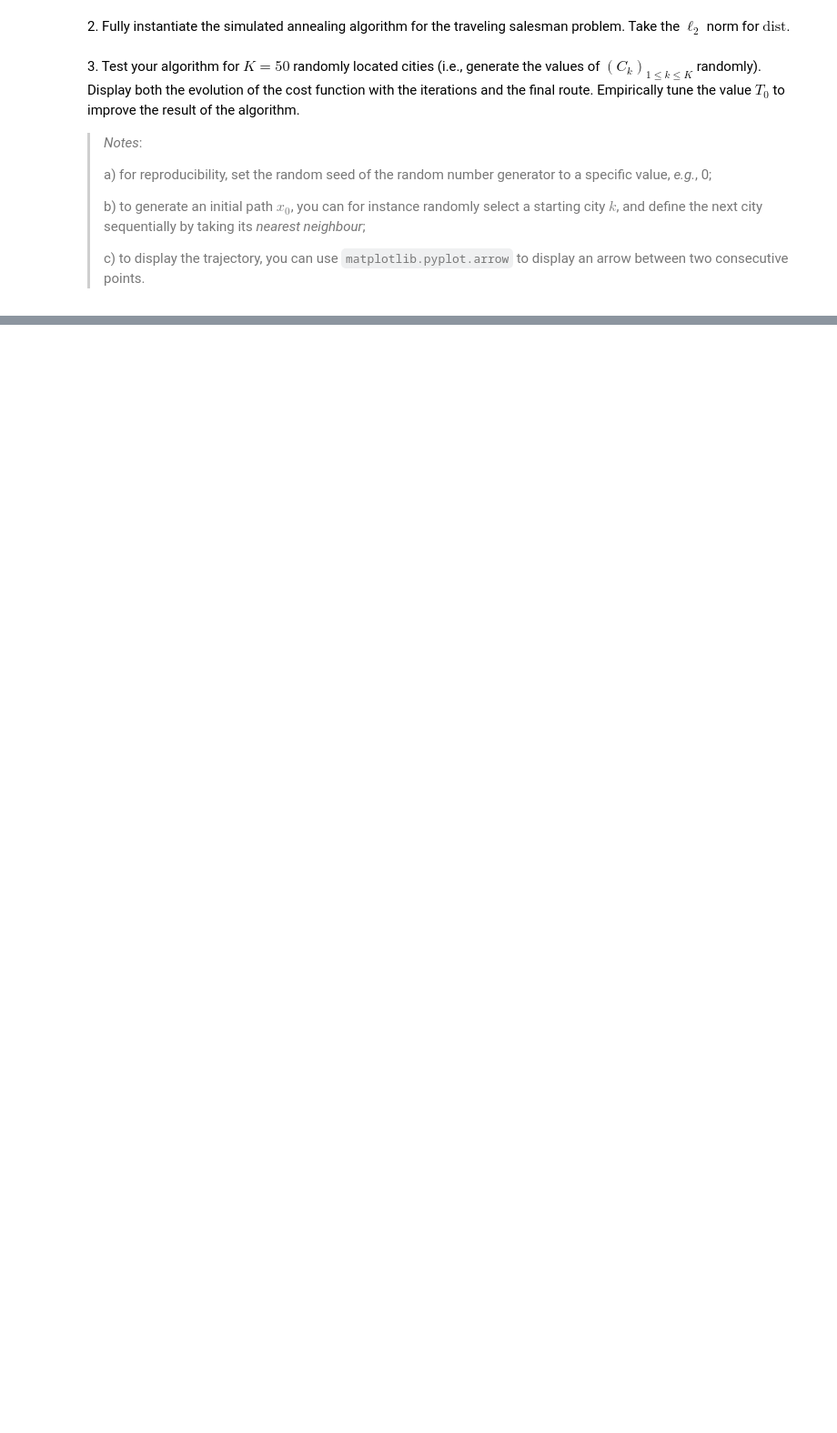
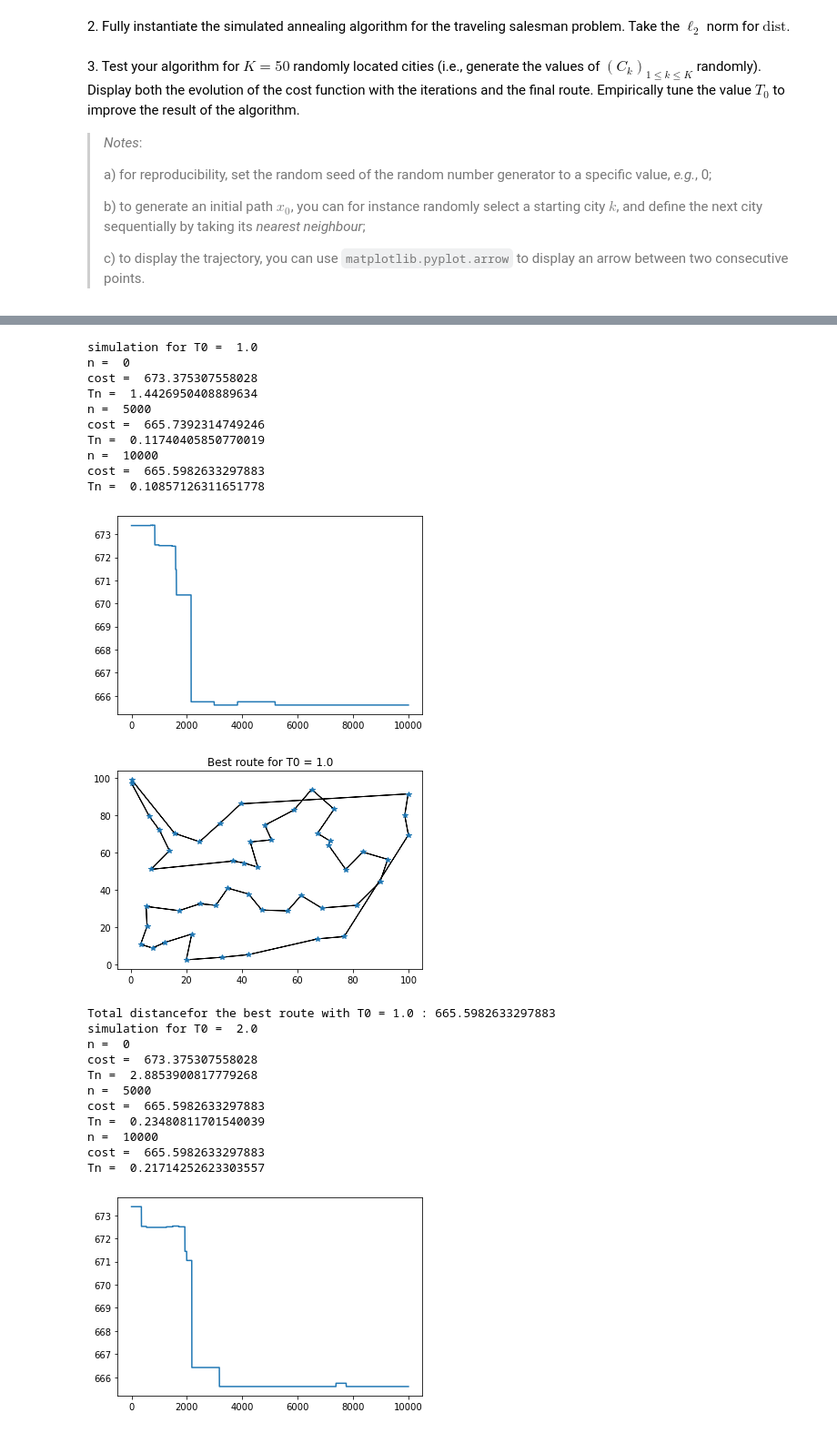
Before and after one commit to VirgileValiau/sdia-markov, a Jupyter notebook: lab2_DESCARPENTRIES_VALIAU/lab2_DESCARPENTRIES_VALIAU.ipynb, the cells around one changed output, grey strips where cells are left out. Shown at 91% size. Drawn from its saved outputs; the diff is of its cells as text; code cells hidden in the pictures; blank space fills up the shorter version.

```diff
--- a/lab2_DESCARPENTRIES_VALIAU/lab2_DESCARPENTRIES_VALIAU.ipynb
+++ b/lab2_DESCARPENTRIES_VALIAU/lab2_DESCARPENTRIES_VALIAU.ipynb
@@ -567,0 +592,60 @@ total_distance =  5.444323833028805
+# %%
+arrow_length = 0.01
+
+Best_costs =[]
+T = np.linspace(1,10,10)
+T =np.concatenate((T,np.linspace(10,100,10)))
+for T0 in T:
+    print('simulation for T0 = ',T0)
+    final_traj,cost,traj_opt = my_simu(x0,f,N = 10000,T0 = T0,Tmin = 0.01)
+
+    plt.plot(cost)
+    plt.show()
+    '''
+    plt.plot(C[:,0],C[:,1],'*')
+    for i,point in enumerate(final_traj[:-1]):
+        plt.arrow(point[0],point[1],final_traj[i+1,0]-point[0],final_traj[i+1,1]-point[1],head_width = arrow_length,length_includes_head=True,color='black')
+    point=final_traj[-1]
+    plt.arrow(point[0],point[1],final_traj[0,0]-point[0],final_traj[0,1]-point[1],head_width = arrow_length,length_includes_head=True,color='black')
+    plt.show()
+    print('total_distance of final route = ',f(final_traj))
+    '''
+    plt.plot(C[:,0],C[:,1],'*')
+    for i,point in enumerate(traj_opt[:-1]):
+        plt.arrow(point[0],point[1],traj_opt[i+1][0]-point[0],traj_opt[i+1][1]-point[1],head_width = arrow_length,length_includes_head=True,color='black')
+    point=traj_opt[-1]
+    plt.arrow(point[0],point[1],traj_opt[0][0]-point[0],traj_opt[0][1]-point[1],head_width = arrow_length,length_includes_head=True,color='black')
+    plt.title('Best route for T0 = '+ str(T0))
+    plt.show()
+
+    print('Total distancefor the best route with T0 = '+str(T0) + ' : ' + str(f(traj_opt)))
+    Best_costs.append(f(traj_opt))
+
+plt.plot(T,[f(x0) for i in range(len(T))],'r',label='NN')
+plt.plot(T,Best_costs)
+plt.show()
+# %% [output]
+simulation for T0 =  1.0
+n =  0
+cost =  673.375307558028
+Tn =  1.4426950408889634
+n =  5000
+cost =  665.7392314749246
+Tn =  0.11740405850770019
+n =  10000
+cost =  665.5982633297883
+Tn =  0.10857126311651778
+[figure, added]
+[figure, added]
+Total distancefor the best route with T0 = 1.0 : 665.5982633297883
+simulation for T0 =  2.0
+n =  0
+cost =  673.375307558028
+Tn =  2.8853900817779268
+n =  5000
+cost =  665.5982633297883
+Tn =  0.23480811701540039
+n =  10000
+cost =  665.5982633297883
+Tn =  0.21714252623303557
+[figure, added]
```
Also changed, not shown: parts of 6 cells of this notebook, 1 other file.
